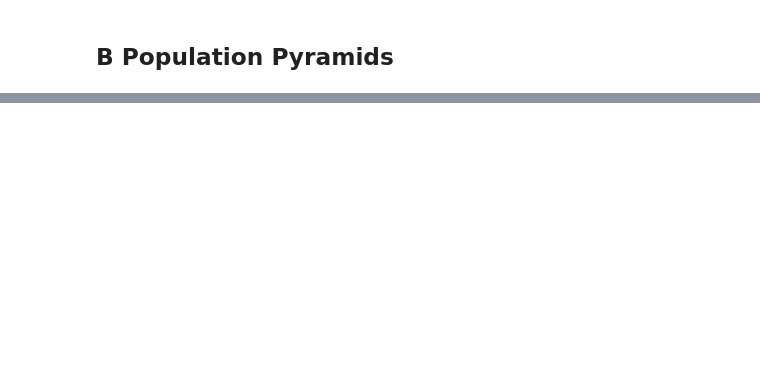
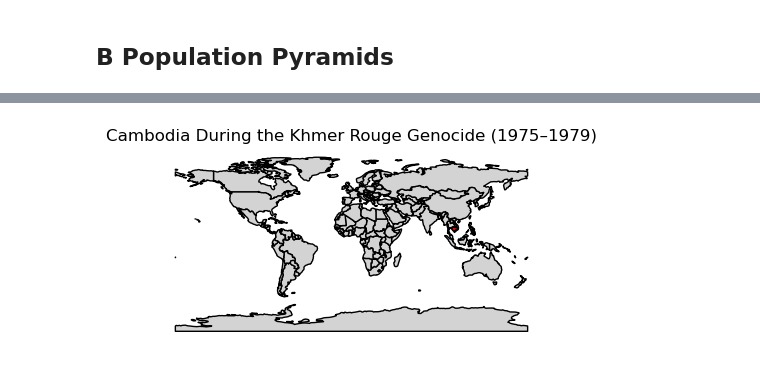
Before and after one commit to danieldo-tech/EEP153.jb.Project1, a Jupyter notebook: project1.ipynb, the cells around one changed output, grey strips where cells are left out. Cells and saved outputs as stored; diff of their text form; code cells hidden in the pictures; blank space fills up the shorter version.

```diff
--- a/project1.ipynb
+++ b/project1.ipynb
@@ -217,0 +326,13 @@ plot_population_pyramid(df, "KHM", 1980)
+# %%
+cambodia = world[world["ISO_A3"] == "KHM"]
+# %%
+fig, ax = plt.subplots(figsize=(5, 7))
+
+world.plot(ax=ax, color="lightgray", edgecolor="black")
+cambodia.plot(ax=ax, color="red", edgecolor="black")
+
+ax.set_title("Cambodia During the Khmer Rouge Genocide (1975–1979)")
+ax.axis("off")
+plt.show()
+# %% [output]
+[figure, added]
```
Also changed, not shown: parts of 21 cells of this notebook.
